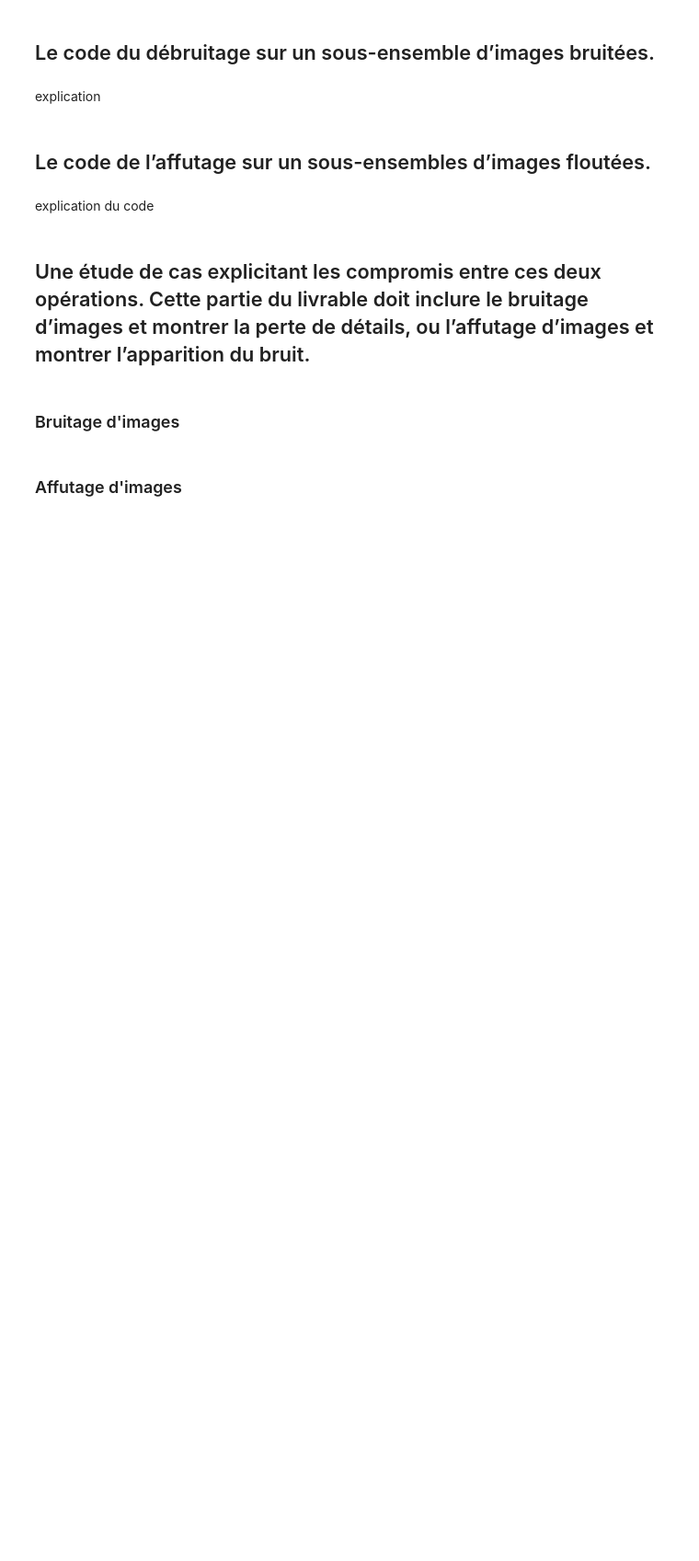
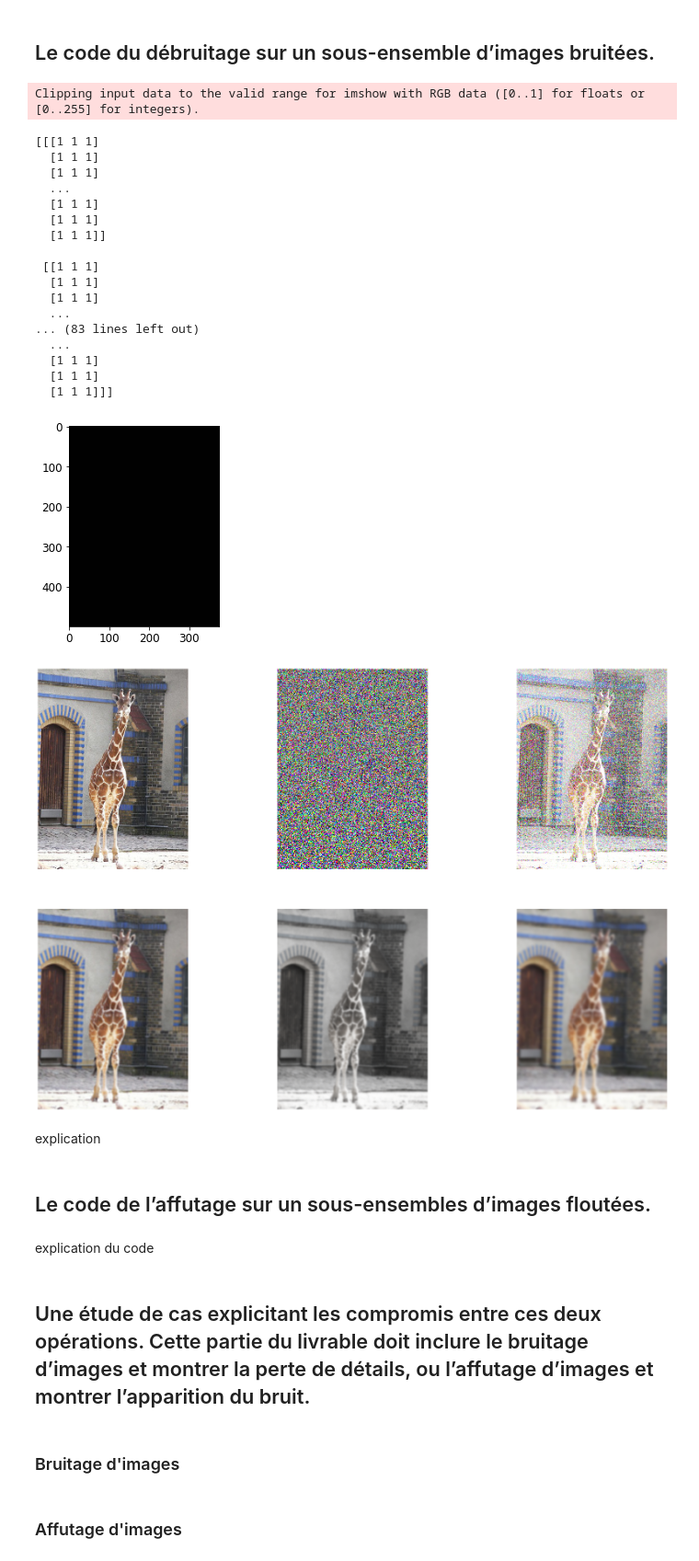
Before and after one commit to NHURTEVENT/Projet-Data-Science, a Jupyter notebook: Livrable 1.ipynb, the cells around one changed output. Shown at 92% size. Drawn from its saved outputs; the diff is of its cells as text; code cells hidden in the pictures; blank space fills up the shorter version.

```diff
--- a/Livrable 1.ipynb
+++ b/Livrable 1.ipynb
@@ -66,3 +81,54 @@ plt.show()
+# %%
+from skimage import filters
+#load les images (")")
+#bruiter l'image à la mano
+#appliquer des filtres
+noise =  np.clip(np.floor(np.random.normal(loc=0, scale=255, size=im.shape)),0,255)
+# print(im)
+# print("hi")
+# print(im+noise)
+noisy = np.clip(np.floor(np.add(im,noise)), 0,255).astype(int)
+# print(noisy)
+# print(noisy.shape)
+# print(im.shape)
+
+im_blured = ndimage.uniform_filter(im, size=(5, 5, 1))
+
+im_blured2 = ndimage.gaussian_filter(im, sigma=2)
+
+im_blured3 = filters.gaussian(im, 3, multichannel=True)
+# plt.imshow(im)
+# print(noise)
+# print(noise+1)
+print(np.clip(im,0,1))
+print("stop")
+print(np.clip(im+noise,0,1).astype(int))
+plt.imshow(np.clip(im+noise,0,1).astype(int))
+# print(np.clip(noise+1,0,255))
+disp_img([im, noise, noisy, im_blured, im_blured2, im_blured3],2)
+    #median
+    #gaussian
+# %% [output]
+Clipping input data to the valid range for imshow with RGB data ([0..1] for floats or [0..255] for integers).
+[[[1 1 1]
+  [1 1 1]
+  [1 1 1]
+  ...
+  [1 1 1]
+  [1 1 1]
+  [1 1 1]]
+
+ [[1 1 1]
+  [1 1 1]
+  [1 1 1]
+  ...
+... (83 lines left out)
+  ...
+  [1 1 1]
+  [1 1 1]
+  [1 1 1]]]
+[figure, added]
+[figure, added]
 # %% [markdown]
 explication
 # %% [markdown]
```
Also changed, not shown: parts of 6 cells of this notebook.
